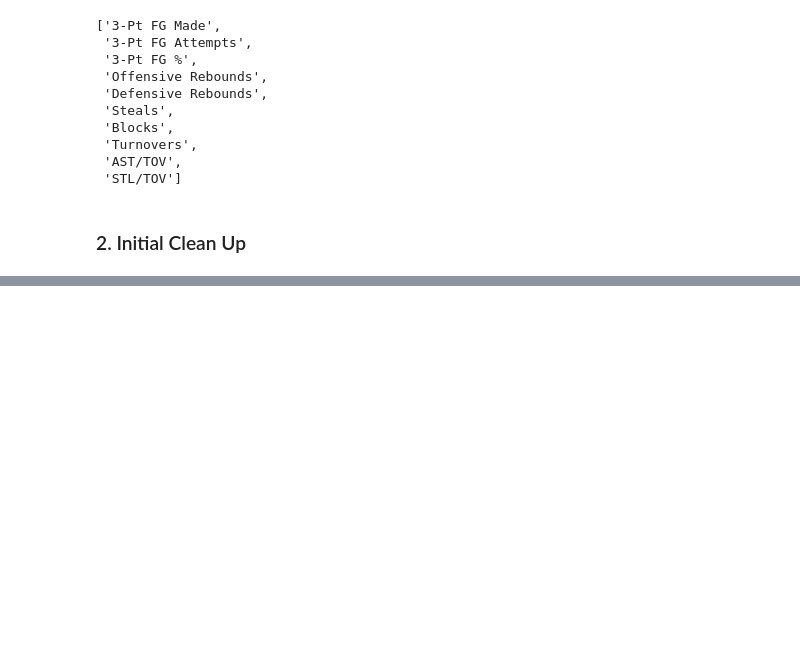
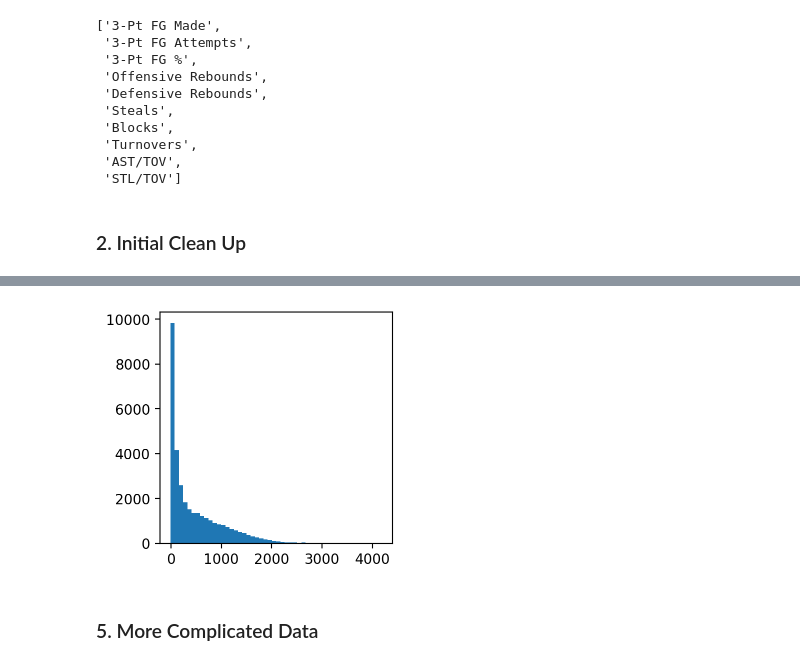
Before and after one commit to ryanoh999/NBA_EDA_Group_29, a Jupyter notebook: final_project_sam.ipynb, the cells around one changed output, grey strips where cells are left out. Drawn from its saved outputs; the diff is of its cells as text; code cells hidden in the pictures; blank space fills up the shorter version.

```diff
--- a/final_project_sam.ipynb
+++ b/final_project_sam.ipynb
@@ -170,0 +198,8 @@ _______________________
+# %%
+fig,ax=plt.subplots(figsize=(3,3))
+ax.hist(nba_raw['Efficiency'],bins=50)
+plt.show()
+# %% [output]
+[figure, added]
+# %% [markdown]
+### 5. More Complicated Data
```
Also changed, not shown: parts of 50 cells of this notebook.
